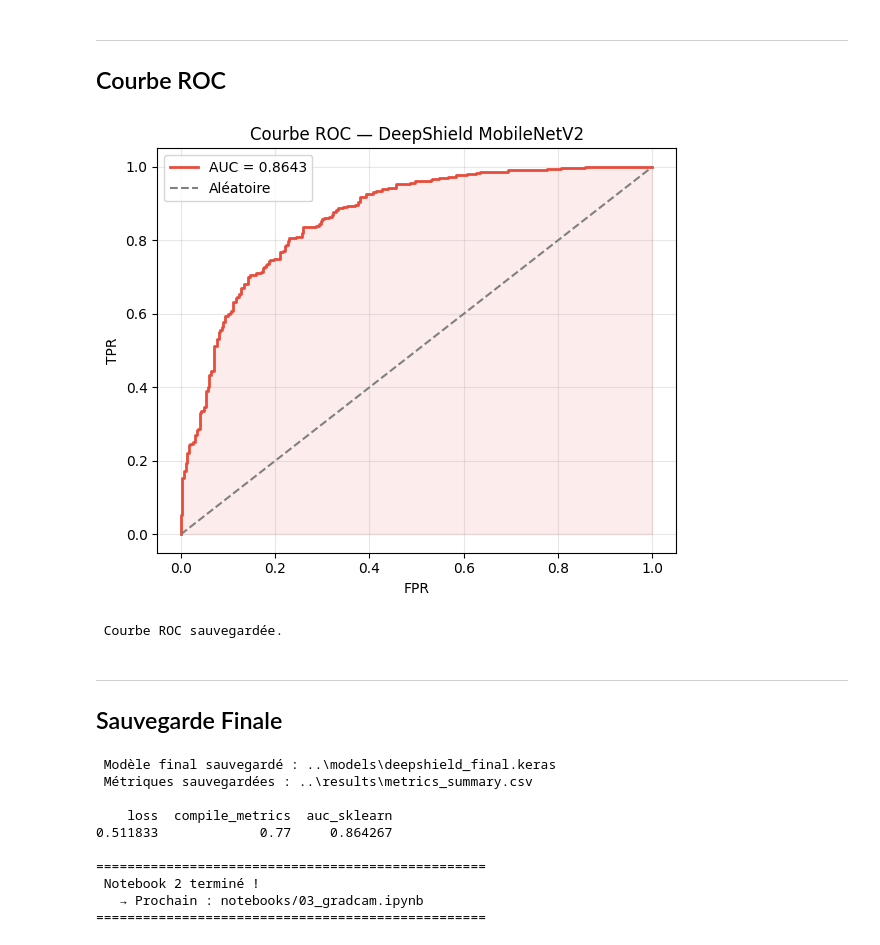
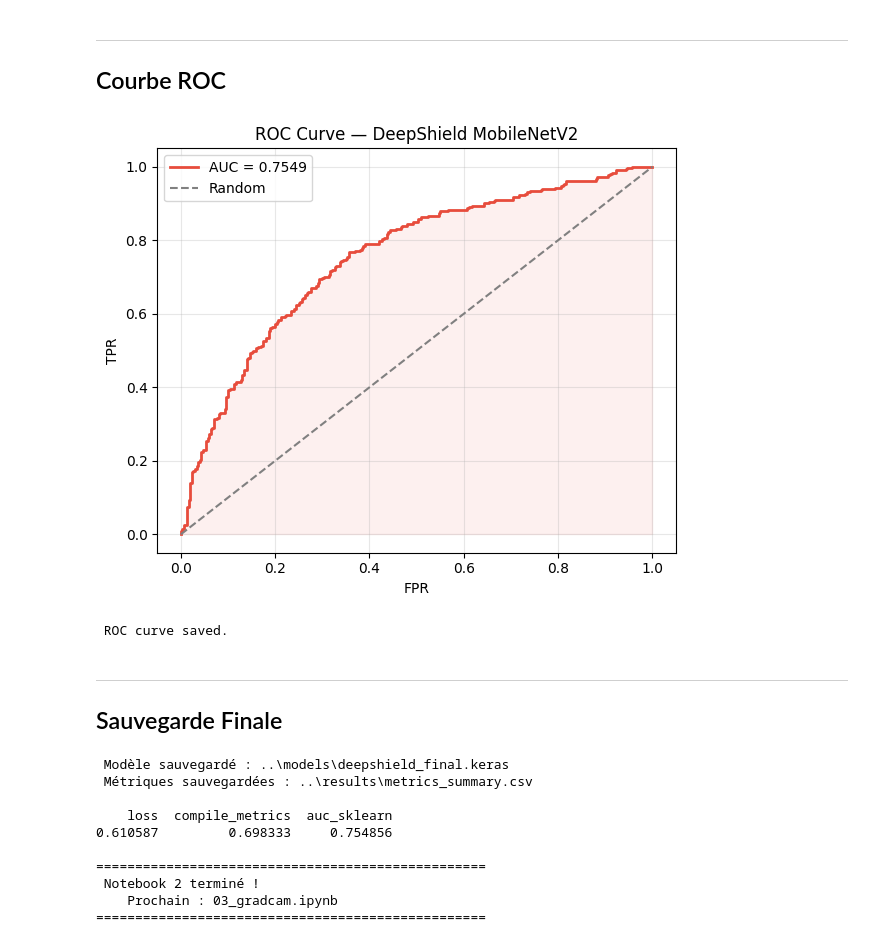
Before and after one commit to tiancielle/DeepShield-Detect, a Jupyter notebook: notebooks/02_model_training.ipynb, the cells around one changed output. Cells and saved outputs as stored; diff of their text form; code cells hidden in the pictures.

Commit message:
final notebooks

```diff
--- a/notebooks/02_model_training.ipynb
+++ b/notebooks/02_model_training.ipynb
@@ -320,31 +315,27 @@ print(' Courbes sauvegardées.')
 ---
 ## Évaluation sur le Test Set
 # %%
-best_model = keras.models.load_model(BEST_MODEL_PATH)
-print(f' Meilleur modèle chargé.')
+best_model = keras.models.load_model(BEST_MODEL)
+print(f' Meilleur modèle chargé : {BEST_MODEL}\n')
 
 results      = best_model.evaluate(X_test, y_test, batch_size=16, verbose=0)
 y_pred_proba = best_model.predict(X_test, batch_size=16, verbose=0).flatten()
 y_pred       = (y_pred_proba >= 0.5).astype(int)
 auc_score    = roc_auc_score(y_test, y_pred_proba)
 
-print('\n' + '='*45)
+print('='*45)
 print('RÉSULTATS FINAUX — Test Set')
 print('='*45)
 for name, val in zip(best_model.metrics_names, results):
     print(f'  {name:12s} : {val:.4f}')
 print(f'  {"auc_sklearn":12s} : {auc_score:.4f}')
 print('='*45)
-
-# Diagnostic distribution des scores
 print(f'\nDistribution des scores :')
-print(f'  min  : {y_pred_proba.min():.4f}')
-print(f'  max  : {y_pred_proba.max():.4f}')
-print(f'  mean : {y_pred_proba.mean():.4f}')
-print(f'  std  : {y_pred_proba.std():.4f}')
+print(f'  min={y_pred_proba.min():.4f}  max={y_pred_proba.max():.4f}  '
+      f'mean={y_pred_proba.mean():.4f}  std={y_pred_proba.std():.4f}')
 
 if y_pred_proba.std() > 0.10:
     print('\n Le modèle discrimine bien les deux classes !')
 else:
-    print('\n std encore faible — augmente EPOCHS_HEAD à 30 et relance')
+    print('\n std < 0.10 — modèle pas assez convergé, augmente EPOCHS_HEAD')
 # %% [output]
@@ -406,18 +391,18 @@ weighted avg       0.78      0.77      0.77       600
 # %%
 fpr, tpr, _ = roc_curve(y_test, y_pred_proba)
 plt.figure(figsize=(6, 5))
 plt.plot(fpr, tpr, color='#e74c3c', lw=2, label=f'AUC = {auc_score:.4f}')
-plt.plot([0,1],[0,1], 'gray', linestyle='--', label='Aléatoire')
-plt.fill_between(fpr, tpr, alpha=0.1, color='#e74c3c')
+plt.plot([0,1],[0,1], 'gray', ls='--', label='Random')
+plt.fill_between(fpr, tpr, alpha=0.08, color='#e74c3c')
 plt.xlabel('FPR'); plt.ylabel('TPR')
-plt.title('Courbe ROC — DeepShield MobileNetV2')
+plt.title('ROC Curve — DeepShield MobileNetV2')
 plt.legend(); plt.grid(True, alpha=0.3)
 plt.tight_layout()
-plt.savefig(os.path.join(RESULTS_DIR, 'roc_curve.png'), dpi=150)
+plt.savefig(os.path.join(RESULTS_DIR, 'roc_curve.png'), dpi=120)
 plt.show()
-print(' Courbe ROC sauvegardée.')
+print(' ROC curve saved.')
 # %% [output]
-[figure, old version]
+[figure, new version]
- Courbe ROC sauvegardée.
+ ROC curve saved.
 # %% [markdown]
 ---
@@ -425,9 +410,8 @@ print(' Courbe ROC sauvegardée.')
 # %%
 final_path = os.path.join(MODELS_DIR, 'deepshield_final.keras')
 best_model.save(final_path)
-print(f' Modèle final sauvegardé : {final_path}')
+print(f' Modèle sauvegardé : {final_path}')
 
-# Récapitulatif métriques
 metrics_dict = dict(zip(best_model.metrics_names, results))
 metrics_dict['auc_sklearn'] = auc_score
 df = pd.DataFrame([metrics_dict])
@@ -435,19 +419,18 @@ csv_path = os.path.join(RESULTS_DIR, 'metrics_summary.csv')
 df.to_csv(csv_path, index=False)
 print(f' Métriques sauvegardées : {csv_path}')
 print('\n' + df.to_string(index=False))
-
 print('\n' + '='*50)
 print(' Notebook 2 terminé !')
-print('   → Prochain : notebooks/03_gradcam.ipynb')
+print('    Prochain : 03_gradcam.ipynb')
 print('='*50)
 # %% [output]
- Modèle final sauvegardé : ..\models\deepshield_final.keras
+ Modèle sauvegardé : ..\models\deepshield_final.keras
  Métriques sauvegardées : ..\results\metrics_summary.csv
 
     loss  compile_metrics  auc_sklearn
-0.511833             0.77     0.864267
+0.610587         0.698333     0.754856
 
 ==================================================
  Notebook 2 terminé !
-   → Prochain : notebooks/03_gradcam.ipynb
+    Prochain : 03_gradcam.ipynb
 ==================================================
```
Also changed, not shown: parts of 19 cells of this notebook, 3 other files.
